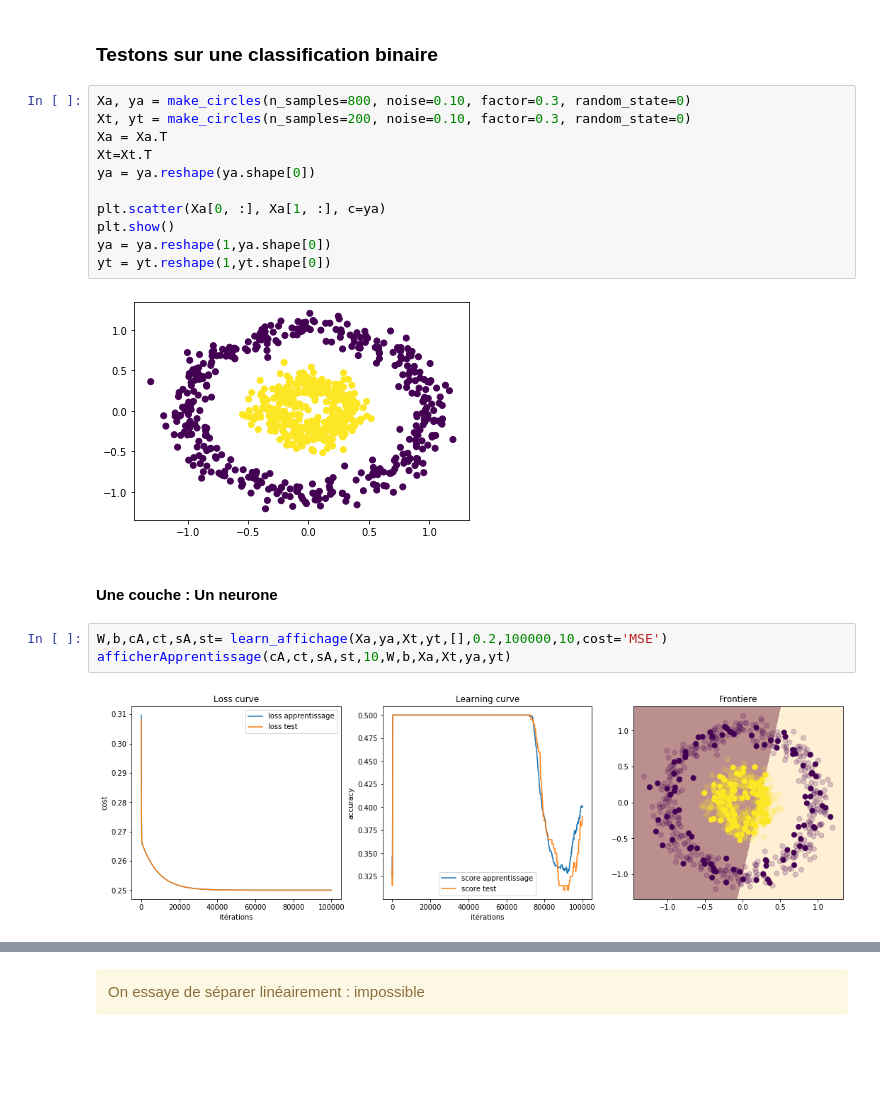
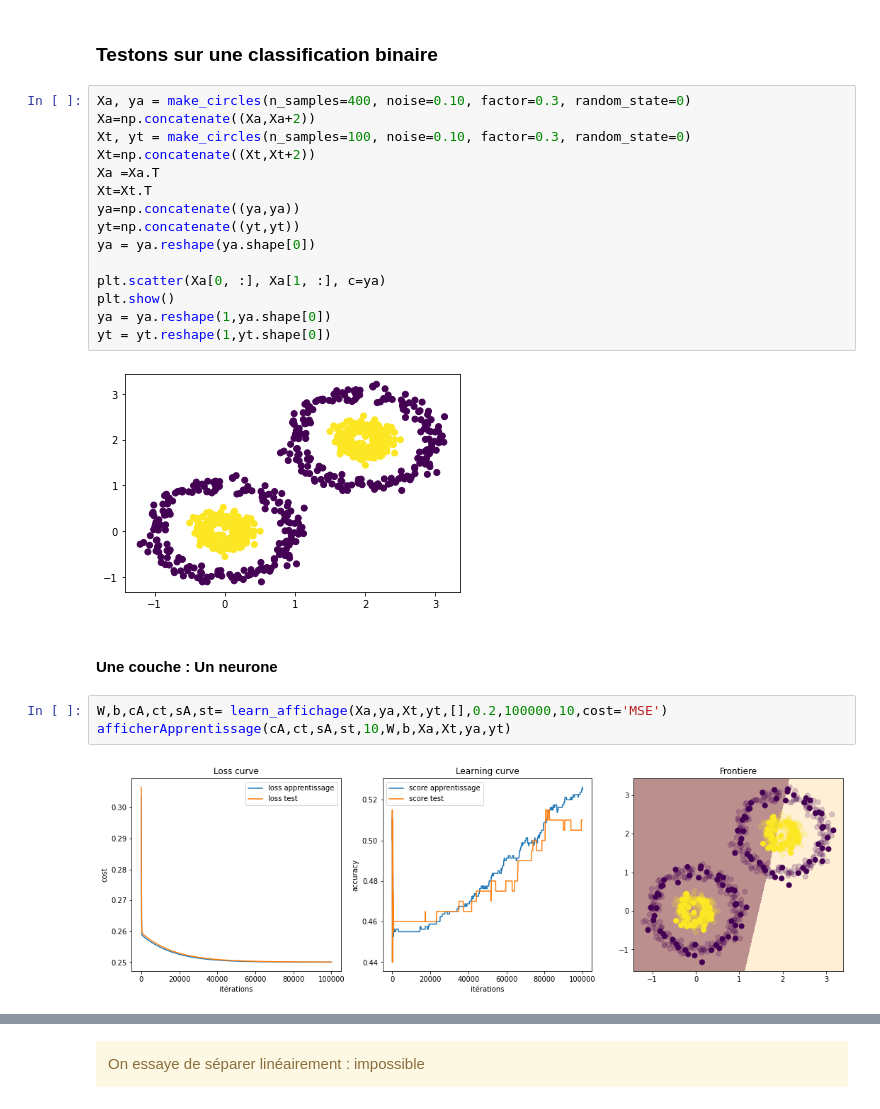
Before and after one commit to morganLantrade/Projets_machine_learning, a Jupyter notebook: projet_mlp.ipynb, the cells around one changed output, grey strips where cells are left out. Drawn from its saved outputs; the diff is of its cells as text; blank space fills up the shorter version.

```diff
--- a/projet_mlp.ipynb
+++ b/projet_mlp.ipynb
@@ -349,25 +349,29 @@ def afficherApprentissage(couts_A,couts_t,scores_A,scores_t,bid=1,W=[],b=[],Xa=[
 # %% [markdown]
 ### Testons sur une classification binaire
 # %%
-Xa, ya = make_circles(n_samples=800, noise=0.10, factor=0.3, random_state=0)
-Xt, yt = make_circles(n_samples=200, noise=0.10, factor=0.3, random_state=0)
-Xa = Xa.T
+Xa, ya = make_circles(n_samples=400, noise=0.10, factor=0.3, random_state=0)
+Xa=np.concatenate((Xa,Xa+2))
+Xt, yt = make_circles(n_samples=100, noise=0.10, factor=0.3, random_state=0)
+Xt=np.concatenate((Xt,Xt+2))
+Xa =Xa.T
 Xt=Xt.T
+ya=np.concatenate((ya,ya))
+yt=np.concatenate((yt,yt))
 ya = ya.reshape(ya.shape[0])
 
 plt.scatter(Xa[0, :], Xa[1, :], c=ya)
 plt.show()
 ya = ya.reshape(1,ya.shape[0])
 yt = yt.reshape(1,yt.shape[0])
 # %% [output]
-[figure, old version]
+[figure, new version]
 # %% [markdown]
 #### Une couche : Un neurone
 # %%
 W,b,cA,ct,sA,st= learn_affichage(Xa,ya,Xt,yt,[],0.2,100000,10,cost='MSE')
 afficherApprentissage(cA,ct,sA,st,10,W,b,Xa,Xt,ya,yt)
 # %% [output]
-[figure, old version]
+[figure, new version]
 # %%
 W,b,cA,ct,sA,st= learn_affichage(Xa,ya,Xt,yt,[],0.2,100000,10,cost='log_loss')
 afficherApprentissage(cA,ct,sA,st,10,W,b,Xa,Xt,ya,yt)
```
Also changed, not shown: parts of 19 cells of this notebook.
